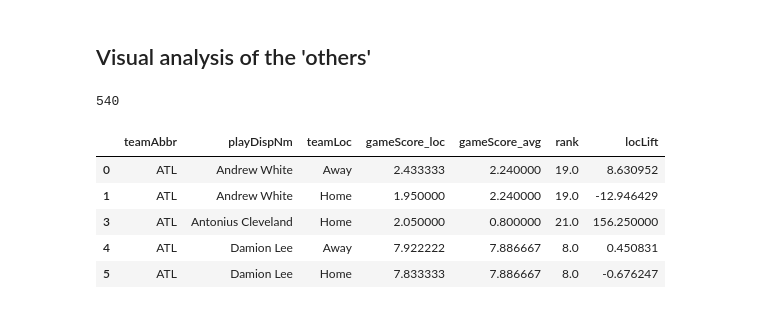
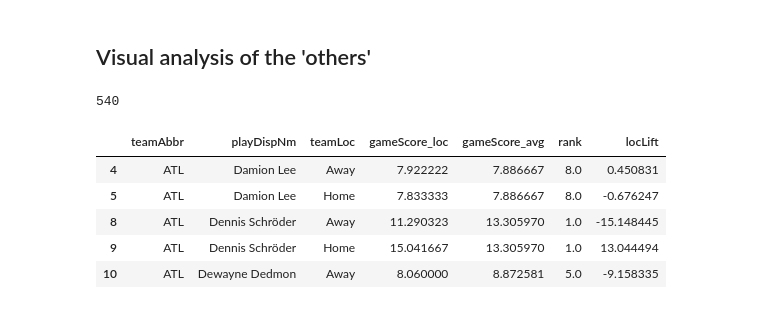
Before and after one commit to pyang4/datavis-final-project, a Jupyter notebook: beta_release.ipynb, the cells around one changed output. Saved outputs shown, nothing was run; the diff lists cells and outputs as text; code cells hidden in the pictures.

```diff
--- a/beta_release.ipynb
+++ b/beta_release.ipynb
@@ -24,14 +24,26 @@ ps['gameScore'] = ps.playPTS + 0.4* ps.playFGM - 0.7 * ps.playFGA - 0.4 * (ps.pl
 # %%
 ptgCnt = ps[['gmDate', 'teamAbbr', 'playDispNm']]\
                     .groupby(['teamAbbr', 'playDispNm'], as_index=False).count()
 noTeams = ptgCnt.groupby(['playDispNm'], as_index=False).count()
 traded = noTeams.loc[noTeams.gmDate > 1]  # traded players, ignore for now
 
 gsAvgs = ps[['gameScore', 'teamAbbr', 'playDispNm']]\
                     .groupby(['teamAbbr', 'playDispNm'], as_index=False).mean()
 gsAvgs['rank'] = gsAvgs.groupby(['teamAbbr'])['gameScore'].rank(ascending=False)
 pLocAvgs = ps[['gameScore', 'teamAbbr', 'playDispNm', 'teamLoc']]\
                     .groupby(['teamAbbr', 'playDispNm', 'teamLoc'], as_index=False).mean()
 rankGS = pd.merge(pLocAvgs, gsAvgs, on=['teamAbbr', 'playDispNm'], suffixes=('_loc', '_avg'))
 
 rankGS['locLift'] = (rankGS.gameScore_loc - rankGS.gameScore_avg)*100.0/rankGS.gameScore_avg
+
+maxRank = 14
+rankGS = rankGS.loc[(rankGS.gameScore_avg > 0) & (rankGS.gameScore_loc > 0) & (rankGS['rank'] < maxRank)]
+
+rankGS.head()
+# %% [output]
+|  | teamAbbr | playDispNm | teamLoc | gameScore_loc | gameScore_avg | rank | locLift |
+| 4 | ATL | Damion Lee | Away | 7.922222 | 7.886667 | 8.0 | 0.450831 |
+| 5 | ATL | Damion Lee | Home | 7.833333 | 7.886667 | 8.0 | -0.676247 |
+| 8 | ATL | Dennis Schröder | Away | 11.290323 | 13.305970 | 1.0 | -15.148445 |
+| 9 | ATL | Dennis Schröder | Home | 15.041667 | 13.305970 | 1.0 | 13.044494 |
+| 10 | ATL | Dewayne Dedmon | Away | 8.060000 | 8.872581 | 5.0 | -9.158335 |
@@ -40,12 +50,3 @@ rankGS = rankGS.loc[(rankGS.gameScore_avg > 0) & (rankGS.gameScore_loc > 0)]
-# %%
-rankGS.head()
-# %% [output]
-|  | teamAbbr | playDispNm | teamLoc | gameScore_loc | gameScore_avg | rank | locLift |
-| 0 | ATL | Andrew White | Away | 2.433333 | 2.240000 | 19.0 | 8.630952 |
-| 1 | ATL | Andrew White | Home | 1.950000 | 2.240000 | 19.0 | -12.946429 |
-| 3 | ATL | Antonius Cleveland | Home | 2.050000 | 0.800000 | 21.0 | 156.250000 |
-| 4 | ATL | Damion Lee | Away | 7.922222 | 7.886667 | 8.0 | 0.450831 |
-| 5 | ATL | Damion Lee | Home | 7.833333 | 7.886667 | 8.0 | -0.676247 |
 # %%
 teams = ps.teamAbbr.unique()
 traces = []
```
Also changed, not shown: parts of 8 cells of this notebook.
